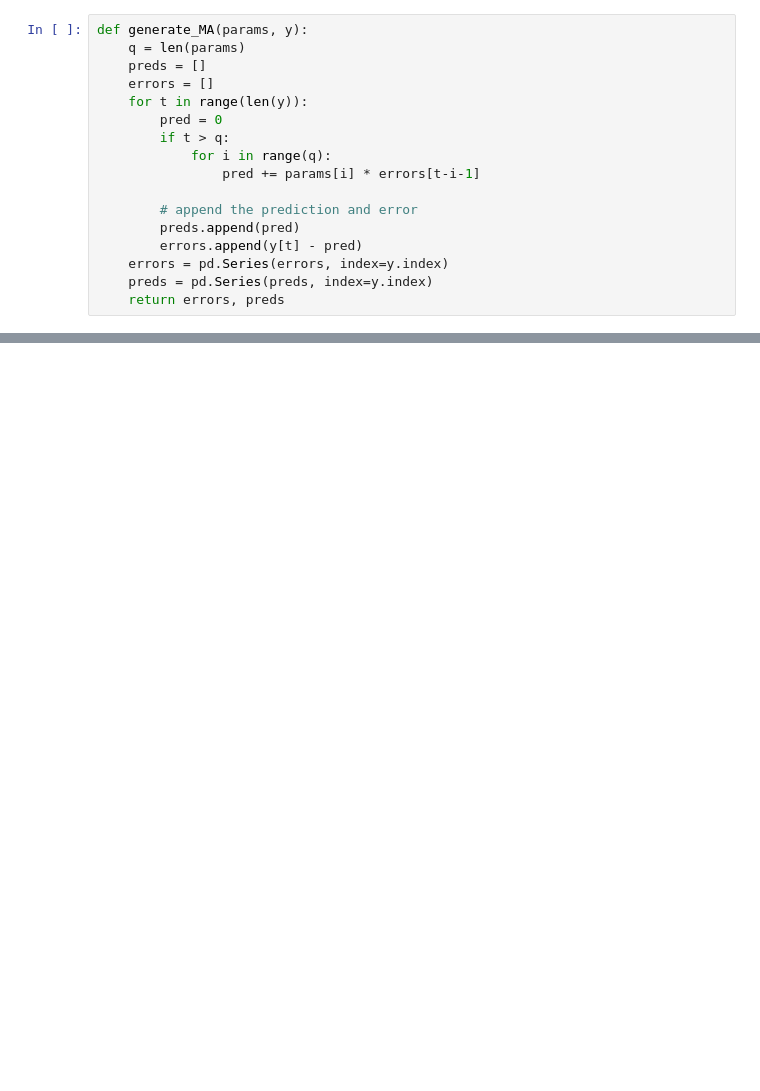
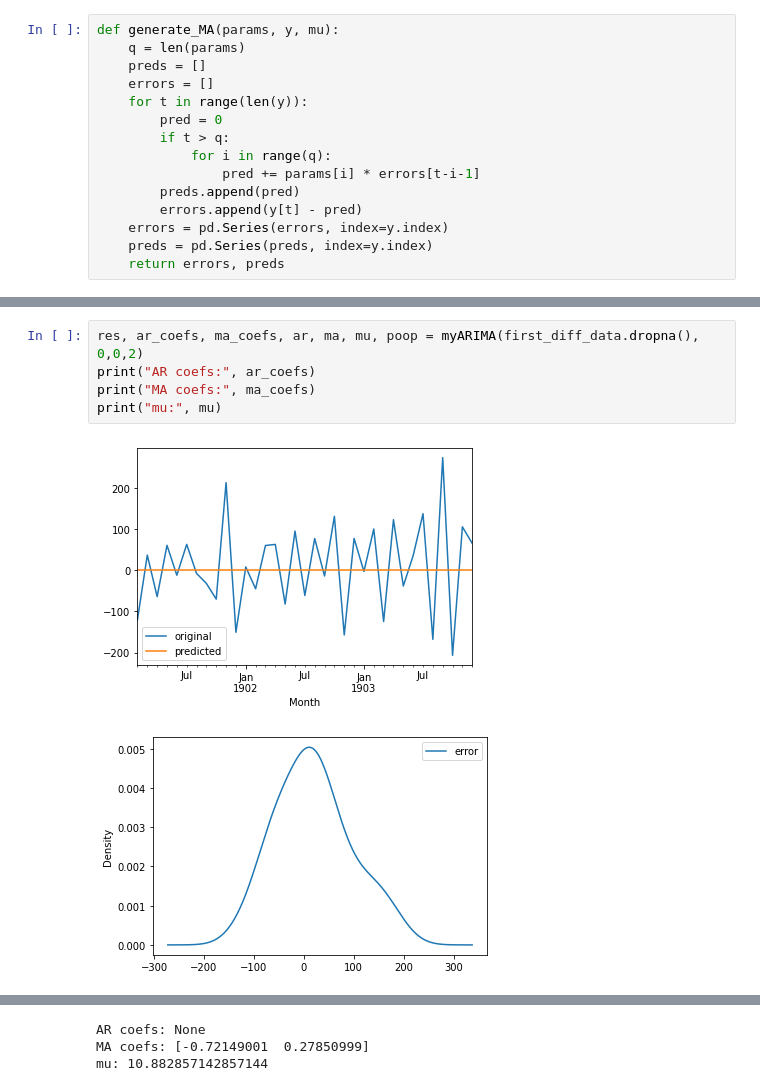
Before and after one commit to matt-juan23/time-series-forecasting, a Jupyter notebook: ARIMA.ipynb, the cells around one changed output, grey strips where cells are left out. Saved outputs shown, nothing was run; the diff lists cells and outputs as text; blank space fills up the shorter version.

```diff
--- a/ARIMA.ipynb
+++ b/ARIMA.ipynb
@@ -91,6 +89,6 @@ def AR_param_estimate(params, y):
     return np.sum(errors**2)
 # %%
-def generate_MA(params, y):
+def generate_MA(params, y, mu):
     q = len(params)
     preds = []
     errors = []
@@ -99,8 +97,6 @@ def generate_MA(params, y):
         if t > q:
             for i in range(q):
                 pred += params[i] * errors[t-i-1]
-
-        # append the prediction and error
         preds.append(pred)
         errors.append(y[t] - pred)
     errors = pd.Series(errors, index=y.index)
@@ -283,0 +264,8 @@ ma_coefs = array([-0.16530326,  0.02782006])
+# %%
+res, ar_coefs, ma_coefs, ar, ma, mu, poop = myARIMA(first_diff_data.dropna(), 0,0,2)
+print("AR coefs:", ar_coefs)
+print("MA coefs:", ma_coefs)
+print("mu:", mu)
+# %% [output]
+[figure, added]
+[figure, added]
@@ -283,0 +275,3 @@ ma_coefs = array([-0.16530326,  0.02782006])
+AR coefs: None
+MA coefs: [-0.72149001  0.27850999]
+mu: 10.882857142857144
```
Also changed, not shown: parts of 19 cells of this notebook, 5 other files.
